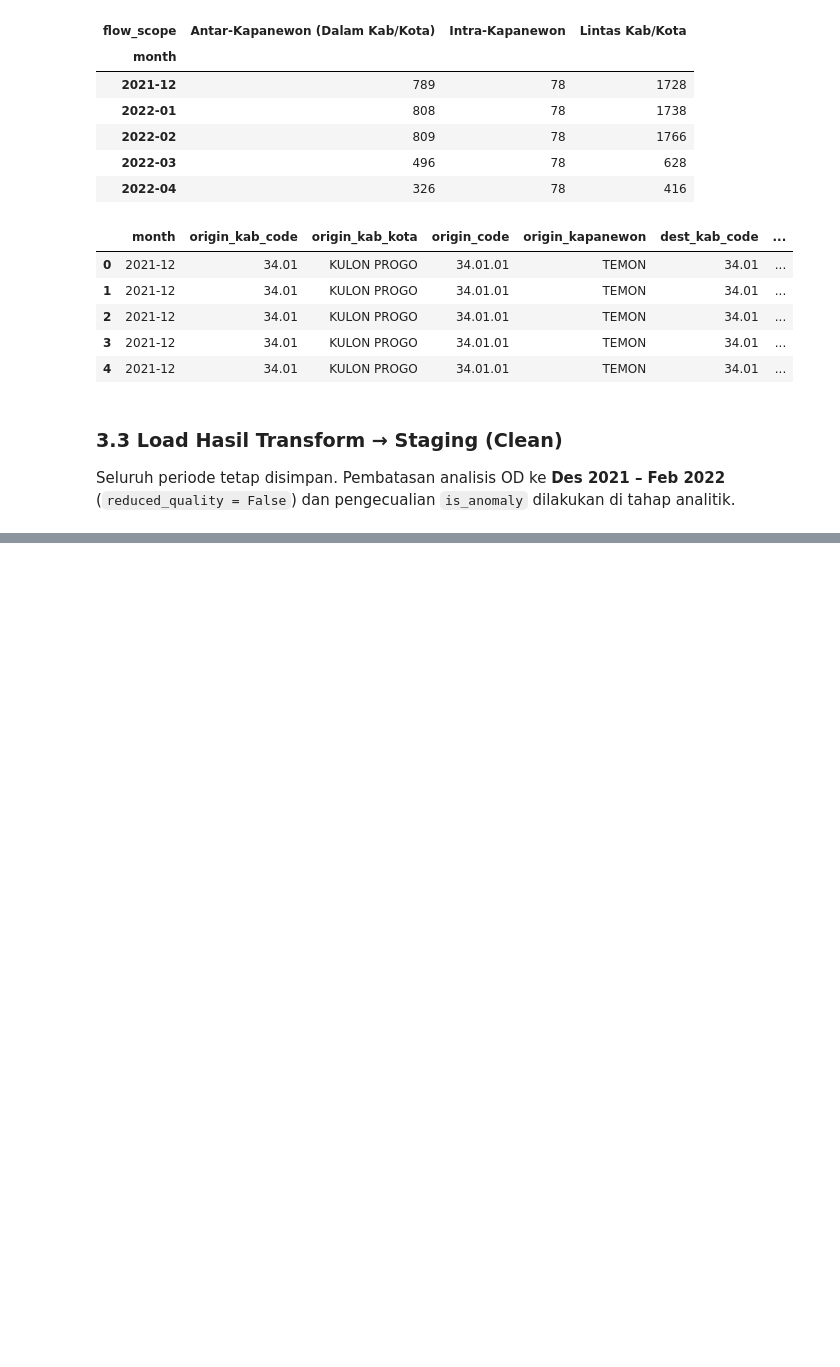
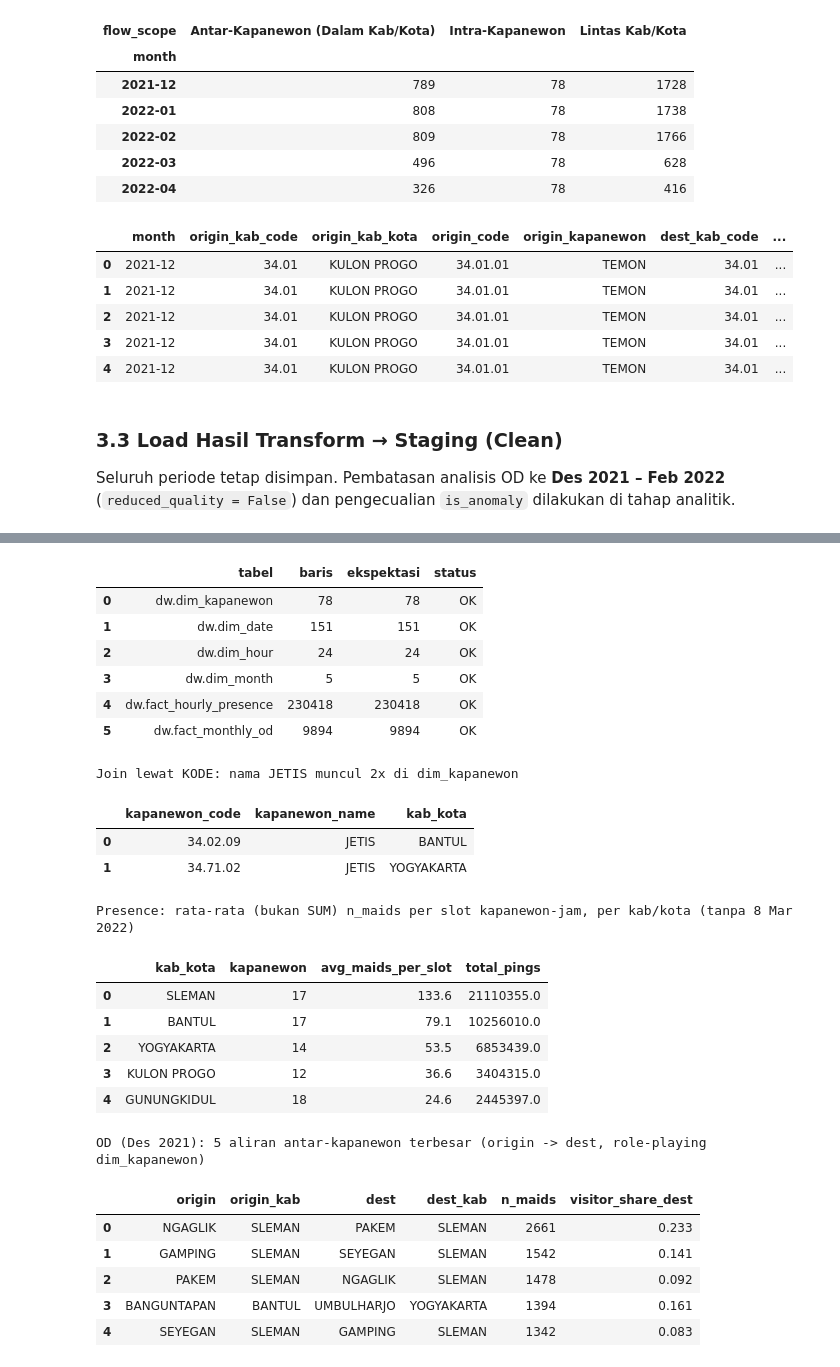
Before and after one commit to IlkhamAbdillah/yogyakarta-mobility-analytics, a Jupyter notebook: main.ipynb, the cells around one changed output, grey strips where cells are left out. Cells and saved outputs as stored; diff of their text form; code cells hidden in the pictures; blank space fills up the shorter version.

```diff
--- a/main.ipynb
+++ b/main.ipynb
@@ -536,0 +806,73 @@ staging.od_clean            9,894 baris  OK
+# %%
+EXPECTED_ROWS = {
+    "dim_kapanewon": 78,
+    "dim_date": 151,
+    "dim_hour": 24,
+    "dim_month": 5,
+    "fact_hourly_presence": con.execute("SELECT COUNT(*) FROM staging.presence_clean").fetchall()[0][0],
+    "fact_monthly_od": con.execute("SELECT COUNT(*) FROM staging.od_clean").fetchall()[0][0],
+}
+
+rows = []
+for table, expected in EXPECTED_ROWS.items():
+    actual = con.execute(f"SELECT COUNT(*) FROM dw.{table}").fetchall()[0][0]
+    rows.append({"tabel": f"dw.{table}", "baris": actual, "ekspektasi": expected,
+                 "status": "OK" if actual == expected else "MISMATCH"})
+display(pd.DataFrame(rows))
+
+print("Join lewat KODE: nama JETIS muncul 2x di dim_kapanewon")
+display(con.sql("""
+    SELECT kapanewon_code, kapanewon_name, kab_kota
+    FROM dw.dim_kapanewon WHERE kapanewon_name = 'JETIS' ORDER BY kapanewon_code
+""").df())
+
+print("Presence: rata-rata (bukan SUM) n_maids per slot kapanewon-jam, per kab/kota (tanpa 8 Mar 2022)")
+display(con.sql("""
+    SELECT k.kab_kota,
+           COUNT(DISTINCT k.kapanewon_code)  AS kapanewon,
+           ROUND(AVG(f.n_maids), 1)          AS avg_maids_per_slot,
+           SUM(f.n_pings)                    AS total_pings        -- n_pings aditif
+    FROM dw.fact_hourly_presence f
+    JOIN dw.dim_kapanewon k USING (kapanewon_code)
+    JOIN dw.dim_date d      USING (date_key)
+    WHERE NOT d.is_anomaly
+    GROUP BY k.kab_kota ORDER BY avg_maids_per_slot DESC
+""").df())
+
+print("OD (Des 2021): 5 aliran antar-kapanewon terbesar (origin -> dest, role-playing dim_kapanewon)")
+display(con.sql("""
+    SELECT o.kapanewon_name AS origin, o.kab_kota AS origin_kab,
+           d.kapanewon_name AS dest,   d.kab_kota AS dest_kab,
+           f.n_maids, ROUND(f.visitor_share_dest, 3) AS visitor_share_dest
+    FROM dw.fact_monthly_od f
+    JOIN dw.dim_kapanewon o ON f.origin_code = o.kapanewon_code
+    JOIN dw.dim_kapanewon d ON f.dest_code   = d.kapanewon_code
+    WHERE f.month_key = 202112 AND f.flow_scope <> 'Intra-Kapanewon'
+    ORDER BY f.n_maids DESC LIMIT 5
+""").df())
+# %% [output]
+|  | tabel | baris | ekspektasi | status |
+| 0 | dw.dim_kapanewon | 78 | 78 | OK |
+| 1 | dw.dim_date | 151 | 151 | OK |
+| 2 | dw.dim_hour | 24 | 24 | OK |
+| 3 | dw.dim_month | 5 | 5 | OK |
+| 4 | dw.fact_hourly_presence | 230418 | 230418 | OK |
+| 5 | dw.fact_monthly_od | 9894 | 9894 | OK |
+Join lewat KODE: nama JETIS muncul 2x di dim_kapanewon
+|  | kapanewon_code | kapanewon_name | kab_kota |
+| 0 | 34.02.09 | JETIS | BANTUL |
+| 1 | 34.71.02 | JETIS | YOGYAKARTA |
+Presence: rata-rata (bukan SUM) n_maids per slot kapanewon-jam, per kab/kota (tanpa 8 Mar 2022)
+|  | kab_kota | kapanewon | avg_maids_per_slot | total_pings |
+| 0 | SLEMAN | 17 | 133.6 | 21110355.0 |
+| 1 | BANTUL | 17 | 79.1 | 10256010.0 |
+| 2 | YOGYAKARTA | 14 | 53.5 | 6853439.0 |
+| 3 | KULON PROGO | 12 | 36.6 | 3404315.0 |
+| 4 | GUNUNGKIDUL | 18 | 24.6 | 2445397.0 |
+OD (Des 2021): 5 aliran antar-kapanewon terbesar (origin -> dest, role-playing dim_kapanewon)
+|  | origin | origin_kab | dest | dest_kab | n_maids | visitor_share_dest |
+| 0 | NGAGLIK | SLEMAN | PAKEM | SLEMAN | 2661 | 0.233 |
+| 1 | GAMPING | SLEMAN | SEYEGAN | SLEMAN | 1542 | 0.141 |
+| 2 | PAKEM | SLEMAN | NGAGLIK | SLEMAN | 1478 | 0.092 |
+| 3 | BANGUNTAPAN | BANTUL | UMBULHARJO | YOGYAKARTA | 1394 | 0.161 |
+| 4 | SEYEGAN | SLEMAN | GAMPING | SLEMAN | 1342 | 0.083 |
```
Also changed, not shown: parts of 9 cells of this notebook, 4 other files.
